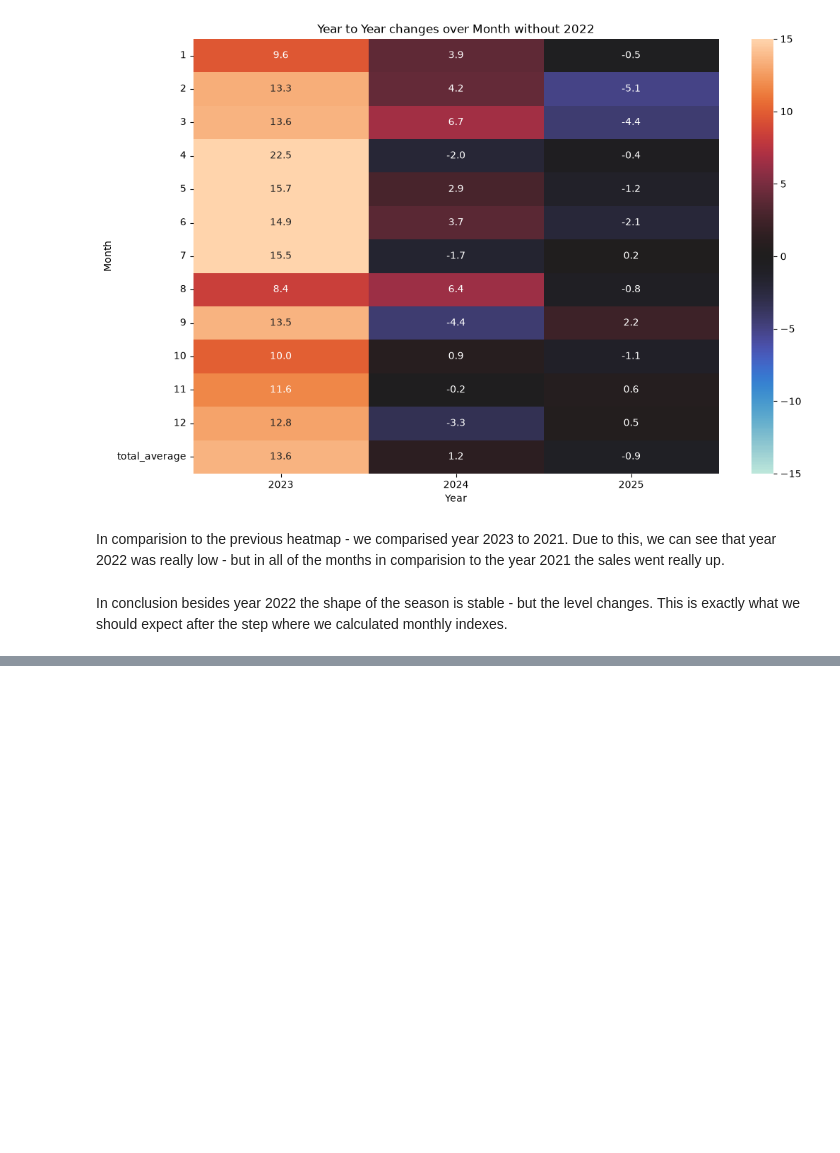
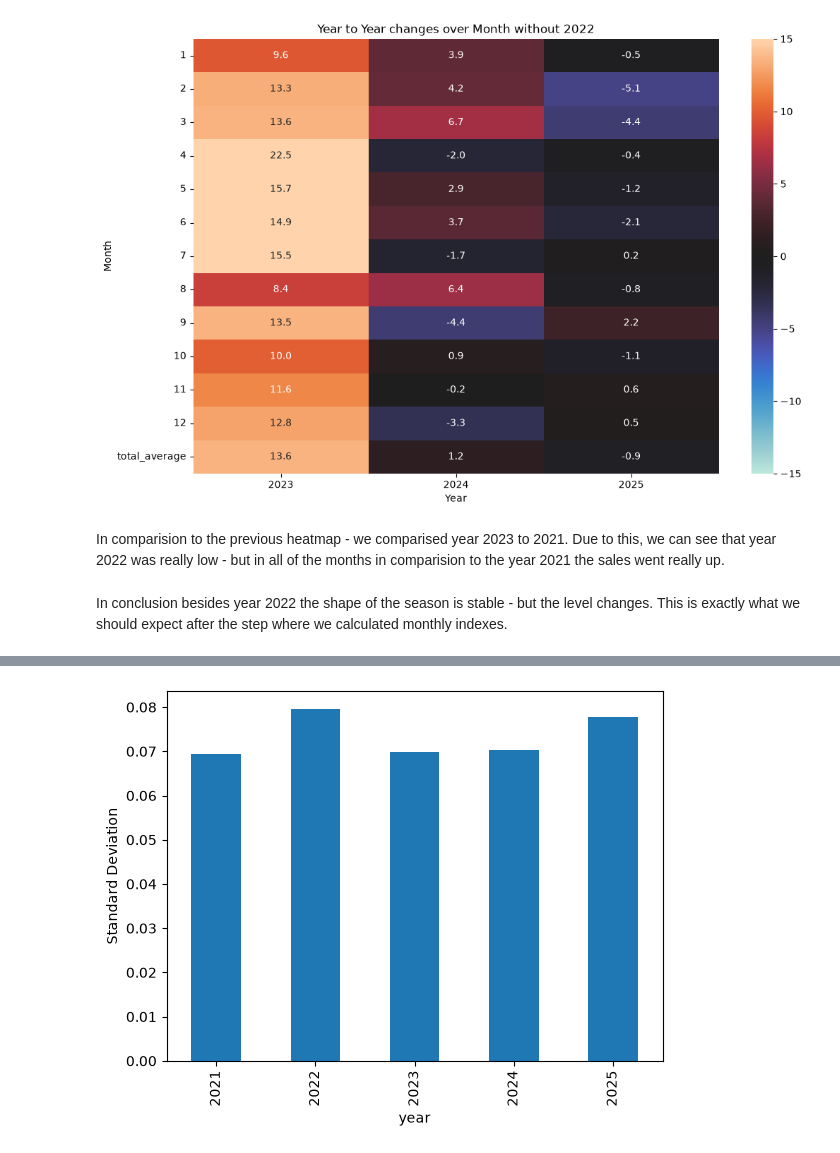
Before and after one commit to Grzegosh/sku_prediction, a Jupyter notebook: EDA.ipynb, the cells around one changed output, grey strips where cells are left out. Saved outputs shown, nothing was run; the diff lists cells and outputs as text; code cells hidden in the pictures; blank space fills up the shorter version.

```diff
--- a/EDA.ipynb
+++ b/EDA.ipynb
@@ -454,0 +471,7 @@ In conclusion besides year 2022 the shape of the season is stable - but the leve
+# %%
+trend_df_wo_weekly_profile = trend_df.merge(
+    weekly_profile[['iso_day_of_week','mean_index']],
+    on='iso_day_of_week'
+)
+# %%
+trend_df_wo_weekly_profile['rev_div_rev_7d_wo_w_index'] = trend_df_wo_weekly_profile['rev_div_rev_7d'] / trend_df_wo_weekly_profile['mean_index']
@@ -454,0 +482,7 @@ In conclusion besides year 2022 the shape of the season is stable - but the leve
+# %%
+trend_df_wo_weekly_profile.groupby(
+    'year'
+)['rev_div_rev_7d_wo_w_index'].std().plot(kind='bar')
+plt.ylabel("Standard Deviation");
+# %% [output]
+[figure, added]
```
Also changed, not shown: parts of 6 cells of this notebook, 1 other file.
